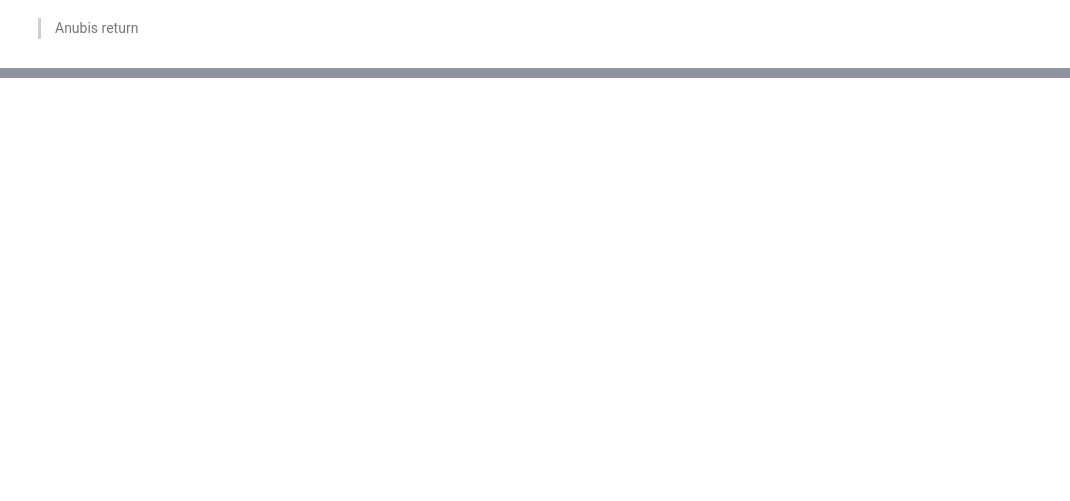
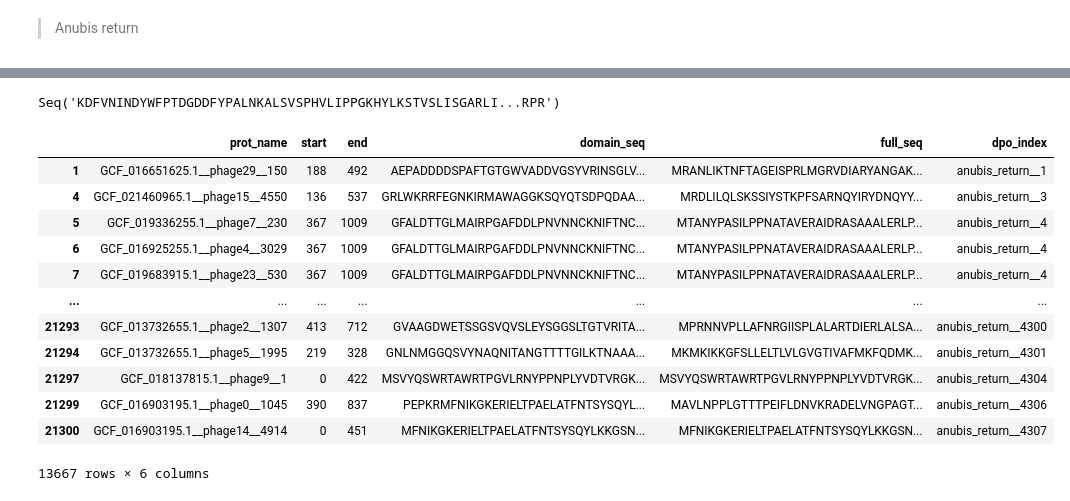
Before and after one commit to conchaeloko/Klebsiella_TropiSEARCH, a Jupyter notebook: scripts/F2.Make_final_DF.ipynb, the cells around one changed output, grey strips where cells are left out. Cells and saved outputs as stored; diff of their text form; code cells hidden in the pictures; blank space fills up the shorter version.

```diff
--- a/scripts/F2.Make_final_DF.ipynb
+++ b/scripts/F2.Make_final_DF.ipynb
@@ -57,0 +278,10 @@ df_dpo_info_ultimate[df_dpo_info_ultimate["Infected_ancestor"] == "n47954795"]
+# %%
+# Format the DF :
+df_anubis_return_info.rename(columns={"dpo_index": 'index'}, inplace=True)
+df_anubis_return_emb.rename(columns={0: 'index'}, inplace=True)
+
+# Add the label information
+tqdm.pandas()
+df_anubis_return_full = pd.merge(df_anubis_return_info , df_anubis_return_emb , on = "index")
+df_anubis_return_full["KL_type_LCA"] = df_anubis_return_full["prot_name"].progress_apply(lambda x : df_prophage_label[df_prophage_label["Prophage_name"] == f'{"__".join(x.split("__")[0:-1])}.fasta']["KL_type"].values[0])
+df_anubis_return_full["Infected_ancestor"] = df_anubis_return_full["prot_name"].progress_apply(lambda x : df_prophage_label[df_prophage_label["Prophage_name"] == f'{"__".join(x.split("__")[0:-1])}.fasta']["Infected_ancestor"].values[0])
@@ -57,0 +563,22 @@ df_dpo_info_ultimate[df_dpo_info_ultimate["Infected_ancestor"] == "n47954795"]
+# %%
+dico_ultimate_fasta["ppt__1"]
+# %% [output]
+Seq('KDFVNINDYWFPTDGDDFYPALNKALSVSPHVLIPPGKHYLKSTVSLISGARLI...RPR')
+# %%
+df_OldSession_info_classic = df_OldSession_info[df_OldSession_info["Dataset"] != "anubis"]
+df_anubis_return_info_working = df_anubis_return_info[~df_anubis_return_info["full_seq"].isin(df_OldSession_info_classic["seq"].tolist())]
+df_anubis_return_info_working
+# %% [output]
+|  | prot_name | start | end | domain_seq | full_seq | dpo_index |
+| 1 | GCF_016651625.1__phage29__150 | 188 | 492 | AEPADDDDSPAFTGTGWVADDVGSYVRINSGLV... | MRANLIKTNFTAGEISPRLMGRVDIARYANGAK... | anubis_return__1 |
+| 4 | GCF_021460965.1__phage15__4550 | 136 | 537 | GRLWKRRFEGNKIRMAWAGGKSQYQTSDPQDAA... | MRDLILQLSKSSIYSTKPFSARNQYIRYDNQYY... | anubis_return__3 |
+| 5 | GCF_019336255.1__phage7__230 | 367 | 1009 | GFALDTTGLMAIRPGAFDDLPNVNNCKNIFTNC... | MTANYPASILPPNATAVERAIDRASAAALERLP... | anubis_return__4 |
+| 6 | GCF_016925255.1__phage4__3029 | 367 | 1009 | GFALDTTGLMAIRPGAFDDLPNVNNCKNIFTNC... | MTANYPASILPPNATAVERAIDRASAAALERLP... | anubis_return__4 |
+| 7 | GCF_019683915.1__phage23__530 | 367 | 1009 | GFALDTTGLMAIRPGAFDDLPNVNNCKNIFTNC... | MTANYPASILPPNATAVERAIDRASAAALERLP... | anubis_return__4 |
+| ... | ... | ... | ... | ... | ... | ... |
+| 21293 | GCF_013732655.1__phage2__1307 | 413 | 712 | GVAAGDWETSSGSVQVSLEYSGGSLTGTVRITA... | MPRNNVPLLAFNRGIISPLALARTDIERLALSA... | anubis_return__4300 |
+| 21294 | GCF_013732655.1__phage5__1995 | 219 | 328 | GNLNMGGQSVYNAQNITANGTTTTGILKTNAAA... | MKMKIKKGFSLLELTLVLGVGTIVAFMKFQDMK... | anubis_return__4301 |
+| 21297 | GCF_018137815.1__phage9__1 | 0 | 422 | MSVYQSWRTAWRTPGVLRNYPPNPLYVDTVRGK... | MSVYQSWRTAWRTPGVLRNYPPNPLYVDTVRGK... | anubis_return__4304 |
+| 21299 | GCF_016903195.1__phage0__1045 | 390 | 837 | PEPKRMFNIKGKERIELTPAELATFNTSYSQYL... | MAVLNPPLGTTTPEIFLDNVKRADELVNGPAGT... | anubis_return__4306 |
+| 21300 | GCF_016903195.1__phage14__4914 | 0 | 451 | MFNIKGKERIELTPAELATFNTSYSQYLKKGSN... | MFNIKGKERIELTPAELATFNTSYSQYLKKGSN... | anubis_return__4307 |
+13667 rows × 6 columns
```
Also changed, not shown: parts of 39 cells of this notebook, 1 other file.
